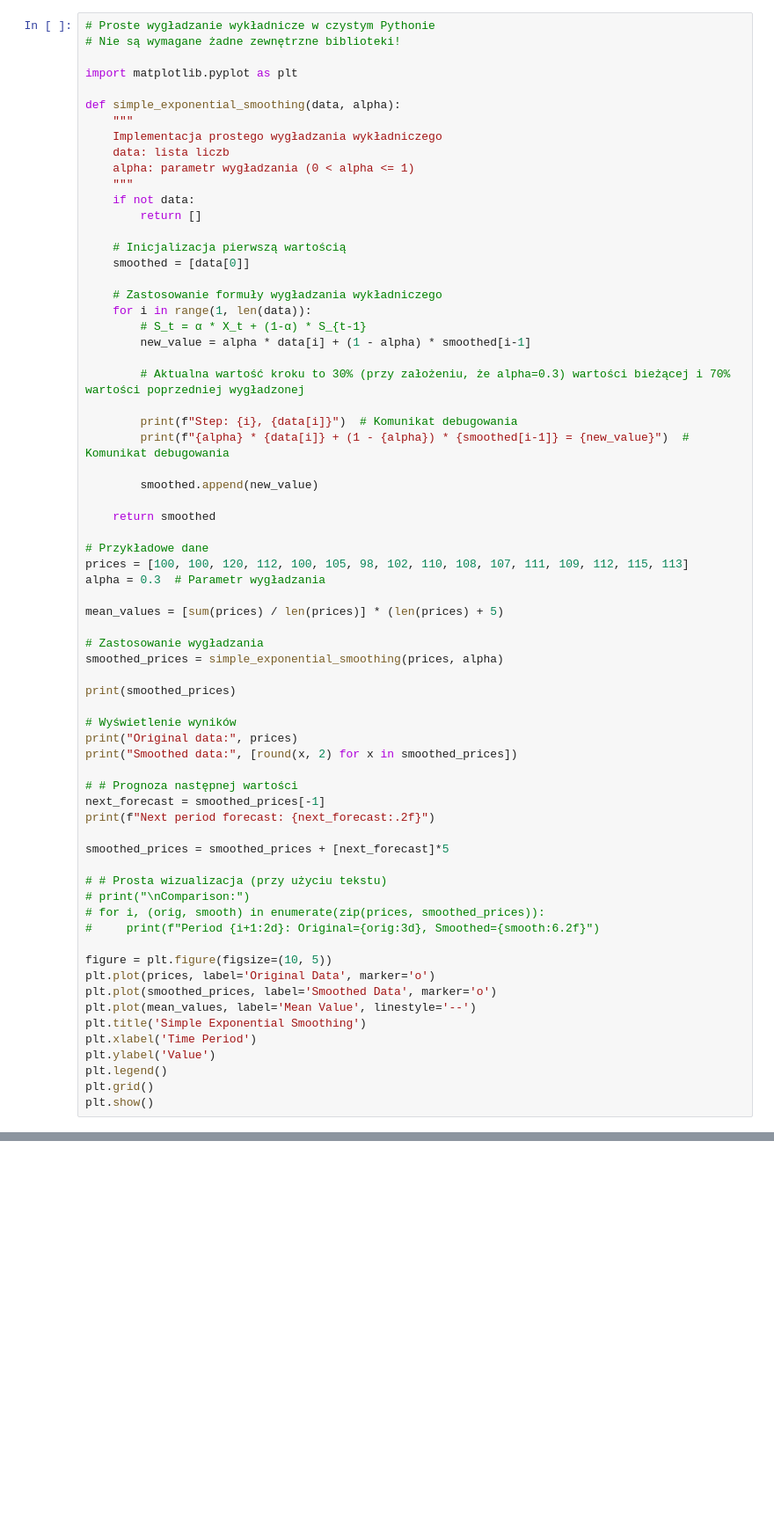
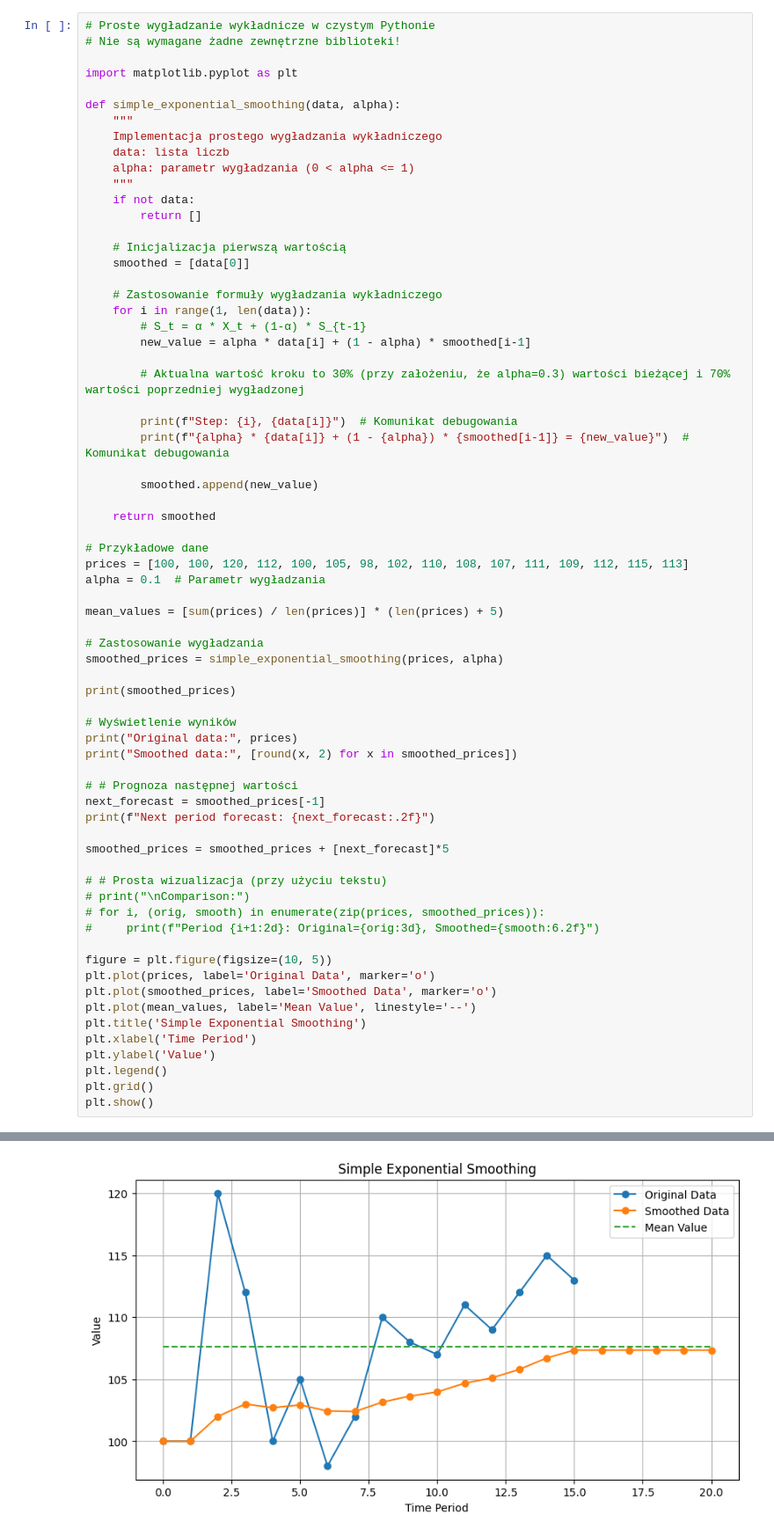
Before and after one commit to marcinkieruzel/exponential_smoothing, a Jupyter notebook: EXAMPLES/simple.ipynb, the cells around one changed output, grey strips where cells are left out. Shown at 88% size. Cells and saved outputs as stored; diff of their text form; blank space fills up the shorter version.

```diff
--- a/EXAMPLES/simple.ipynb
+++ b/EXAMPLES/simple.ipynb
@@ -32,7 +32,7 @@ def simple_exponential_smoothing(data, alpha):
 
 # Przykładowe dane
 prices = [100, 100, 120, 112, 100, 105, 98, 102, 110, 108, 107, 111, 109, 112, 115, 113]
-alpha = 0.3  # Parametr wygładzania
+alpha = 0.1  # Parametr wygładzania
 
 mean_values = [sum(prices) / len(prices)] * (len(prices) + 5)
 
@@ -66,3 +66,4 @@ plt.ylabel('Value')
 plt.legend()
 plt.grid()
 plt.show()
+# %% [output]
@@ -68,0 +87 @@ plt.show()
+[figure, added]
```
Also changed, not shown: parts of 1 cell of this notebook, 8 other files.
